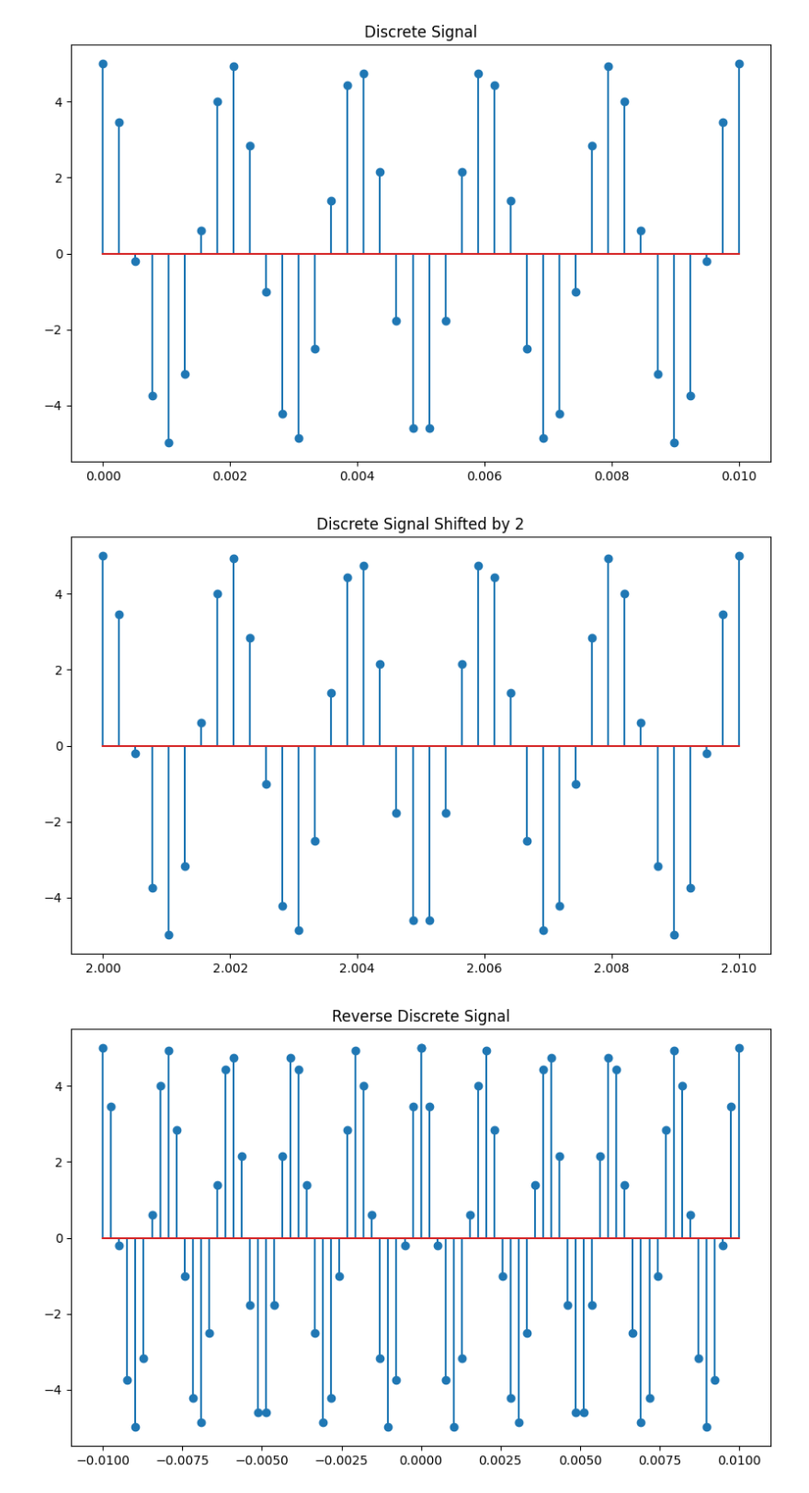
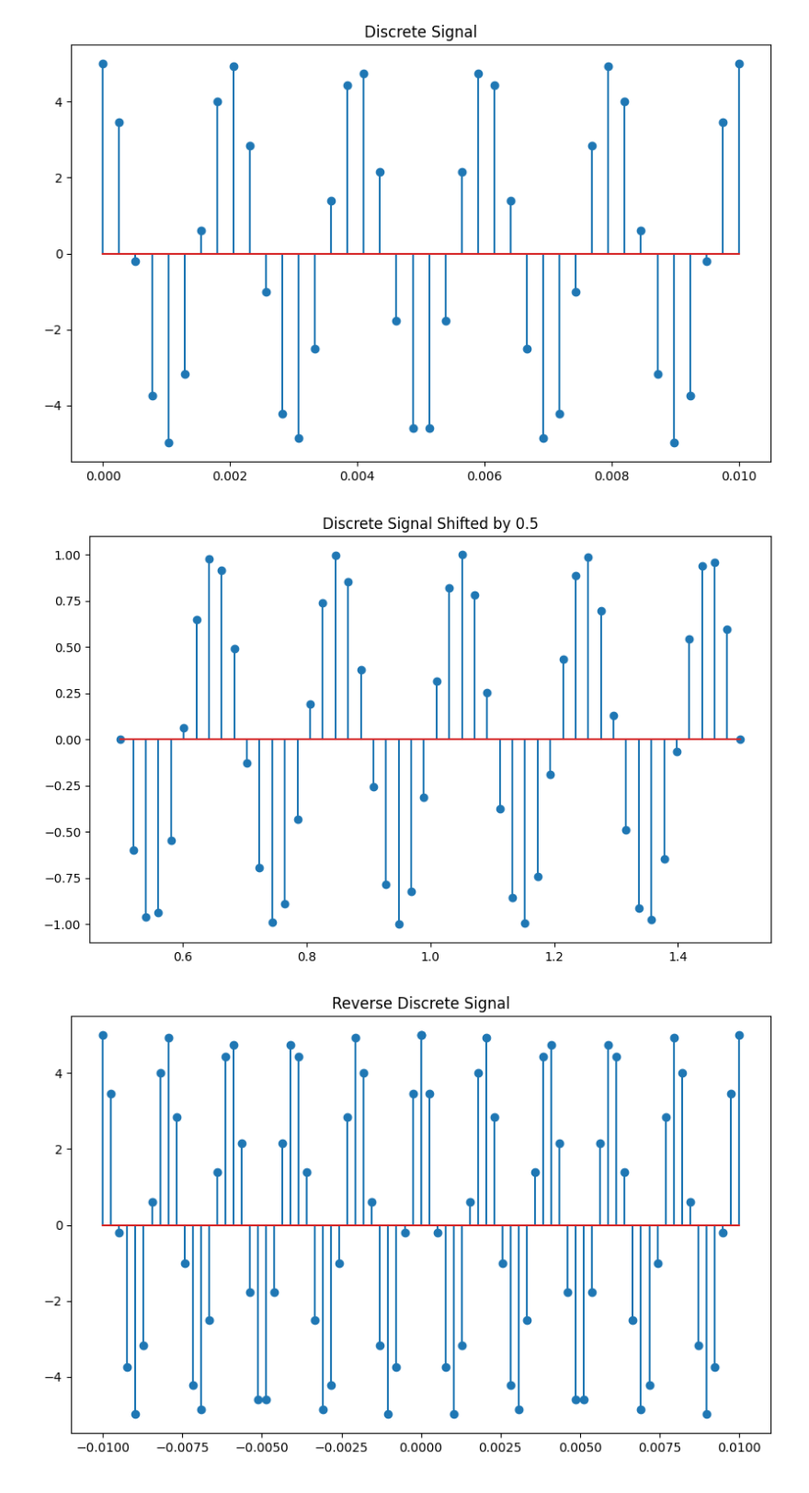
Before and after one commit to mdhasnainali/CSE3222-Digital_Signal_Peocessing_Lab, a Jupyter notebook: 1_generate_sampling_shifting.ipynb, the cells around one changed output. Shown at 92% size. Saved outputs shown, nothing was run; the diff lists cells and outputs as text; code cells hidden in the pictures.

```diff
--- a/1_generate_sampling_shifting.ipynb
+++ b/1_generate_sampling_shifting.ipynb
@@ -41,15 +41,15 @@ plt.show()
 [figure]
 # %%
 # Shifting Signal
-shift = 2
+shift = 0.5
 t_shift = np.linspace(start=start, stop=stop, num=int(samples_count)) + shift
 y_shift= amplitude * np.sin((2 * np.pi * frequency * t_shift) + phase_radian)
 plt.figure(figsize=(10, 6))
 plt.title(f'Discrete Signal Shifted by {shift}')
 plt.stem(t_shift, y_shift)
 plt.show()
 # %% [output]
-[figure, old version]
+[figure, new version]
 # %%
 # Time Reversal of Signal
 t_rev = - np.linspace(start=start, stop=stop, num=int(samples_count))
```
Also changed, not shown: 4 other files.
